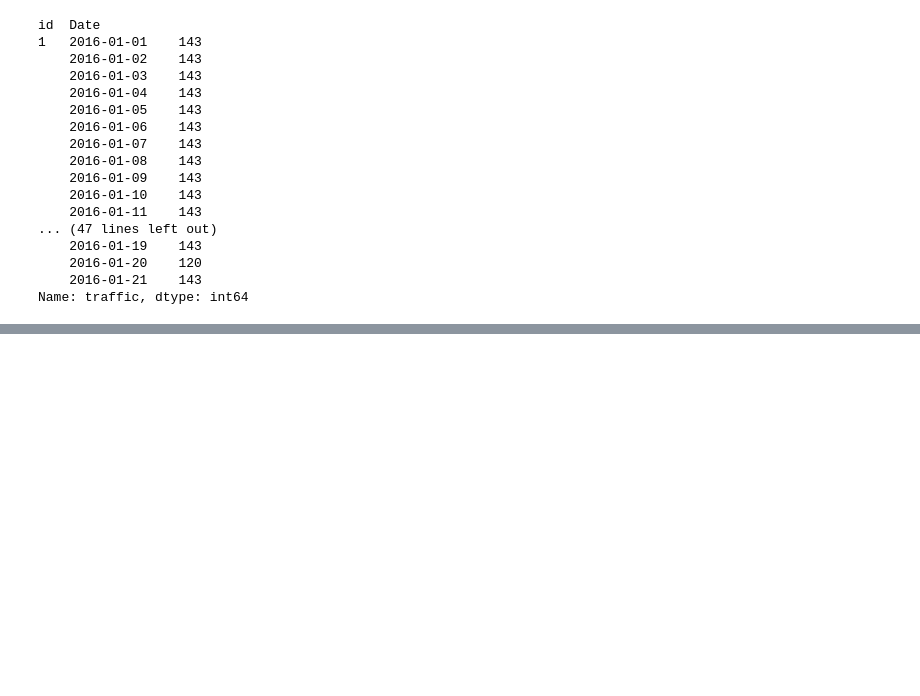
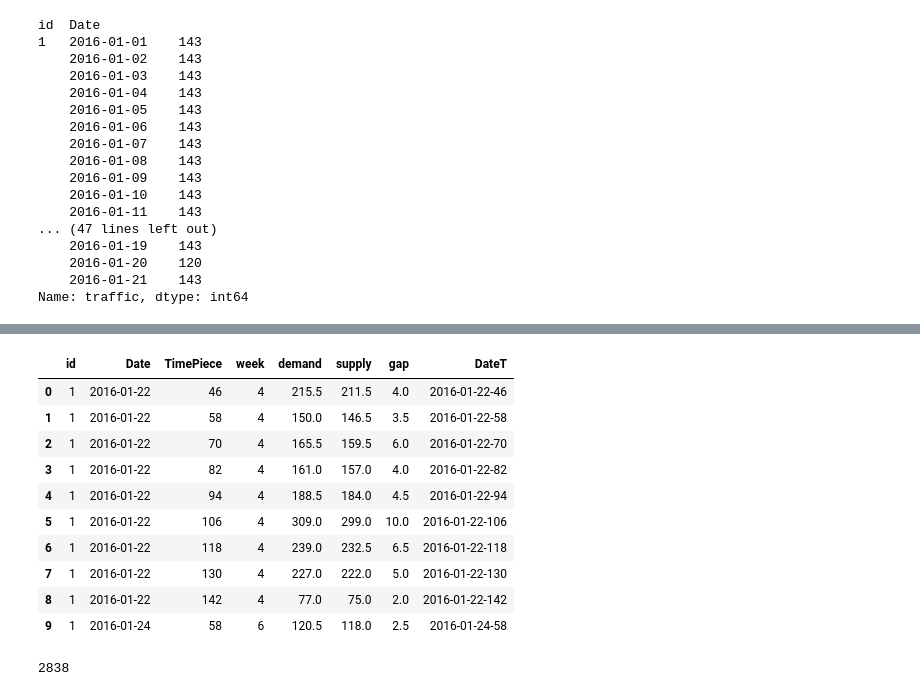
Before and after one commit to sndnyang/kaggle, a Jupyter notebook: didi/didi-tech.ipynb, the cells around one changed output, grey strips where cells are left out. Cells and saved outputs as stored; diff of their text form; code cells hidden in the pictures; blank space fills up the shorter version.

```diff
--- a/didi/didi-tech.ipynb
+++ b/didi/didi-tech.ipynb
@@ -227,3 +306,5 @@ plt.plot(serial)
+# %%
+group_df = groupData.reset_index()
 # %% [markdown]
 ## 查看各天的总gap 情况
 # %%
@@ -444,0 +626,4 @@ train_traffic.sort
+# %%
+submit_df = pd.read_csv(submit_file, dtype={'id': np.int16, 'TimePiece': np.int16})
+# %%
+submit_df['week'] = pd.Series([datetime.strptime(e, "%Y-%m-%d").weekday() for e in submit_df.Date])
@@ -444,0 +660,20 @@ train_traffic.sort
+# %%
+result = submit_df.merge(group_df, on = ['week', 'TimePiece', 'id'], how='left')
+# %%
+result[:10]
+# %% [output]
+|  | id | Date | TimePiece | week | demand | supply | gap | DateT |
+| 0 | 1 | 2016-01-22 | 46 | 4 | 215.5 | 211.5 | 4.0 | 2016-01-22-46 |
+| 1 | 1 | 2016-01-22 | 58 | 4 | 150.0 | 146.5 | 3.5 | 2016-01-22-58 |
+| 2 | 1 | 2016-01-22 | 70 | 4 | 165.5 | 159.5 | 6.0 | 2016-01-22-70 |
+| 3 | 1 | 2016-01-22 | 82 | 4 | 161.0 | 157.0 | 4.0 | 2016-01-22-82 |
+| 4 | 1 | 2016-01-22 | 94 | 4 | 188.5 | 184.0 | 4.5 | 2016-01-22-94 |
+| 5 | 1 | 2016-01-22 | 106 | 4 | 309.0 | 299.0 | 10.0 | 2016-01-22-106 |
+| 6 | 1 | 2016-01-22 | 118 | 4 | 239.0 | 232.5 | 6.5 | 2016-01-22-118 |
+| 7 | 1 | 2016-01-22 | 130 | 4 | 227.0 | 222.0 | 5.0 | 2016-01-22-130 |
+| 8 | 1 | 2016-01-22 | 142 | 4 | 77.0 | 75.0 | 2.0 | 2016-01-22-142 |
+| 9 | 1 | 2016-01-24 | 58 | 6 | 120.5 | 118.0 | 2.5 | 2016-01-24-58 |
+# %%
+len(result)
+# %% [output]
+2838
```
Also changed, not shown: parts of 48 cells of this notebook.
